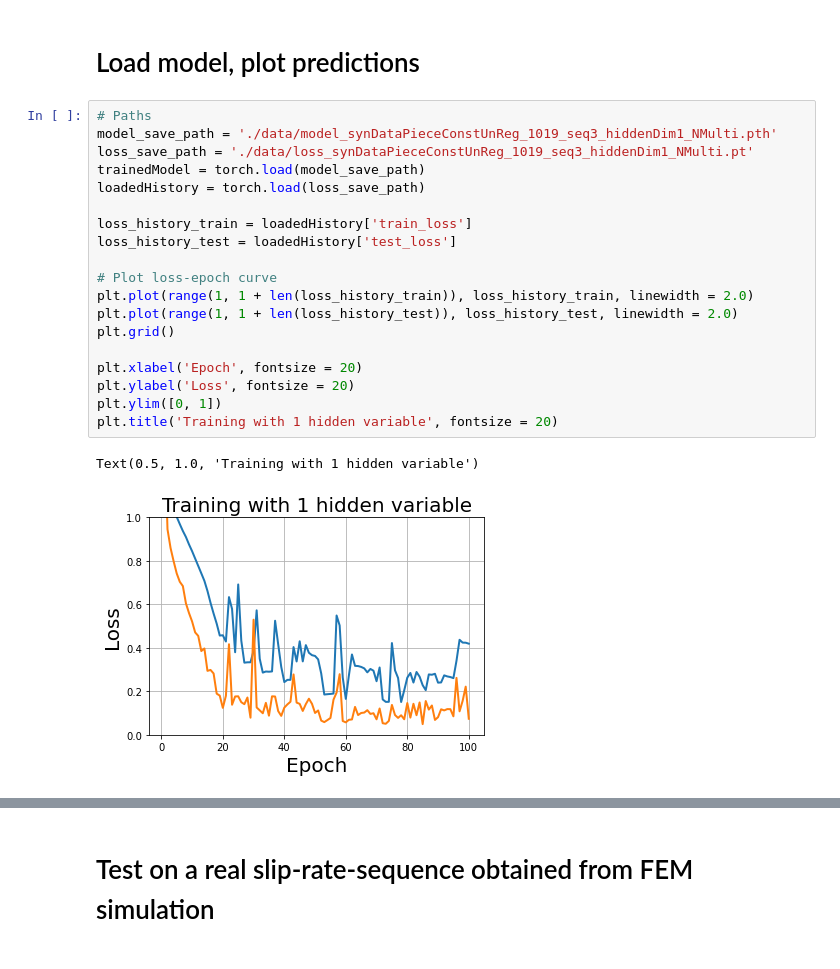
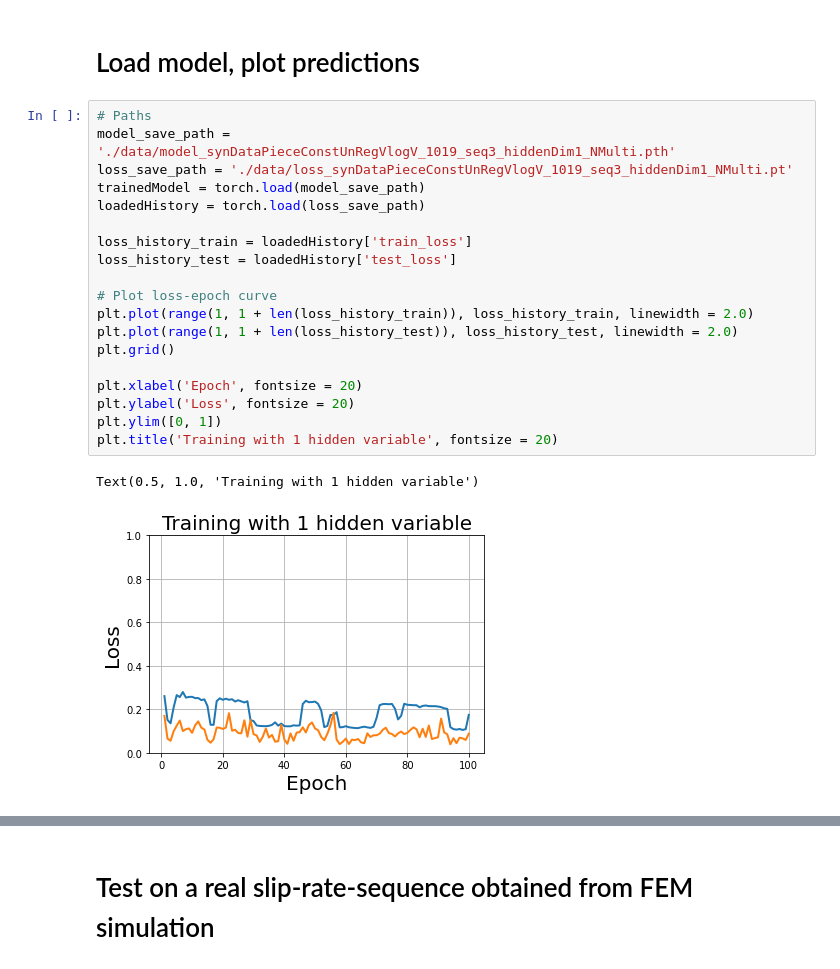
Before and after one commit to Shengduo/RateStateFrictionTraining, a Jupyter notebook: Trial_NonRegularizedGen.ipynb, the cells around one changed output, grey strips where cells are left out. Cells and saved outputs as stored; diff of their text form.

```diff
--- a/Trial_NonRegularizedGen.ipynb
+++ b/Trial_NonRegularizedGen.ipynb
@@ -723,26 +729,26 @@ Training time for this epoch:  24.01260757446289
 # Load model, plot predictions
 # %%
 # Paths
-model_save_path = './data/model_synDataPieceConstUnReg_1019_seq3_hiddenDim1_NMulti.pth'
-loss_save_path = './data/loss_synDataPieceConstUnReg_1019_seq3_hiddenDim1_NMulti.pt'
+model_save_path = './data/model_synDataPieceConstUnRegVlogV_1019_seq3_hiddenDim1_NMulti.pth'
+loss_save_path = './data/loss_synDataPieceConstUnRegVlogV_1019_seq3_hiddenDim1_NMulti.pt'
 trainedModel = torch.load(model_save_path)
 loadedHistory = torch.load(loss_save_path)
 
 loss_history_train = loadedHistory['train_loss']
 loss_history_test = loadedHistory['test_loss']
 
 # Plot loss-epoch curve
 plt.plot(range(1, 1 + len(loss_history_train)), loss_history_train, linewidth = 2.0)
 plt.plot(range(1, 1 + len(loss_history_test)), loss_history_test, linewidth = 2.0)
 plt.grid()
 
 plt.xlabel('Epoch', fontsize = 20)
 plt.ylabel('Loss', fontsize = 20)
 plt.ylim([0, 1])
 plt.title('Training with 1 hidden variable', fontsize = 20)
 # %% [output]
 Text(0.5, 1.0, 'Training with 1 hidden variable')
-[figure, old version]
+[figure, new version]
 # %%
 # Plot the slip rate, friction coefficient vs. time for sequence [idx]
 idx = 3
```
Also changed, not shown: parts of 9 cells of this notebook, 1 other file.
